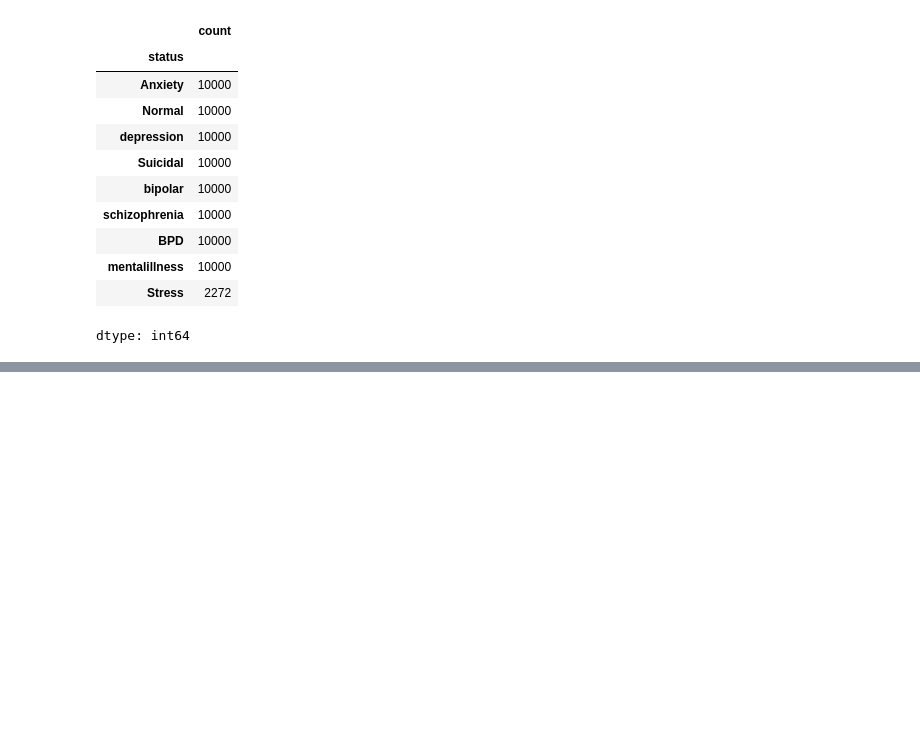
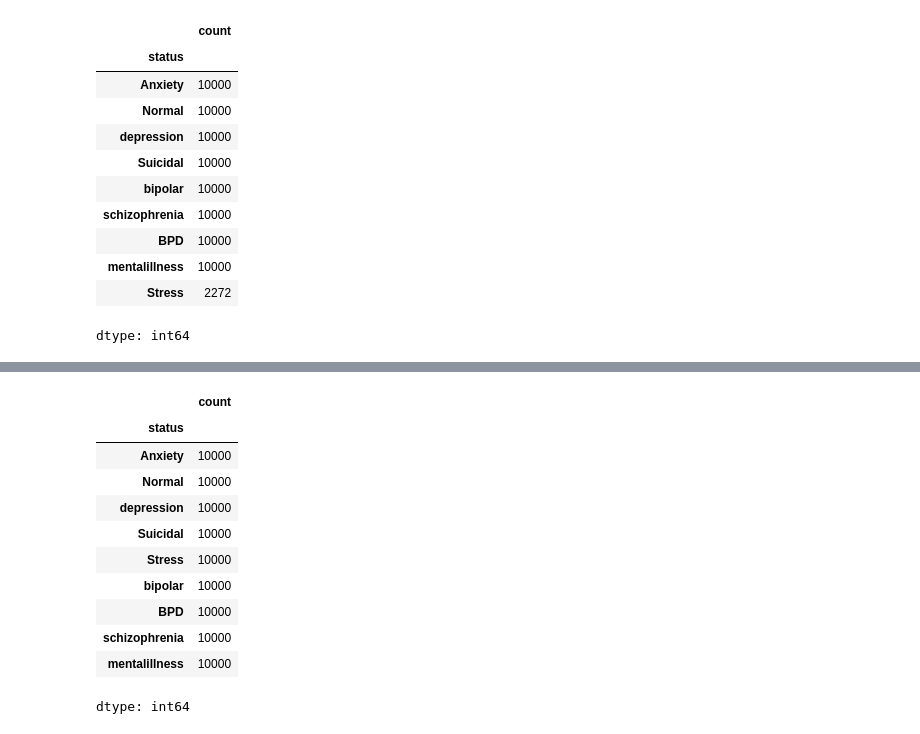
Before and after one commit to opsifiz/AIB5_Emotion-Classification, a Jupyter notebook: archive/create_dataset.ipynb, the cells around one changed output, grey strips where cells are left out. Saved outputs shown, nothing was run; the diff lists cells and outputs as text; code cells hidden in the pictures; blank space fills up the shorter version.

```diff
--- a/archive/create_dataset.ipynb
+++ b/archive/create_dataset.ipynb
@@ -105 +148,16 @@ temp
+# %%
+combined_df['status'].value_counts()
+# %% [output]
+|  | count |
+| status |  |
+| Anxiety | 10000 |
+| Normal | 10000 |
+| depression | 10000 |
+| Suicidal | 10000 |
+| Stress | 10000 |
+| bipolar | 10000 |
+| BPD | 10000 |
+| schizophrenia | 10000 |
+| mentalillness | 10000 |
+dtype: int64
 # %%
```
Also changed, not shown: parts of 8 cells of this notebook.
